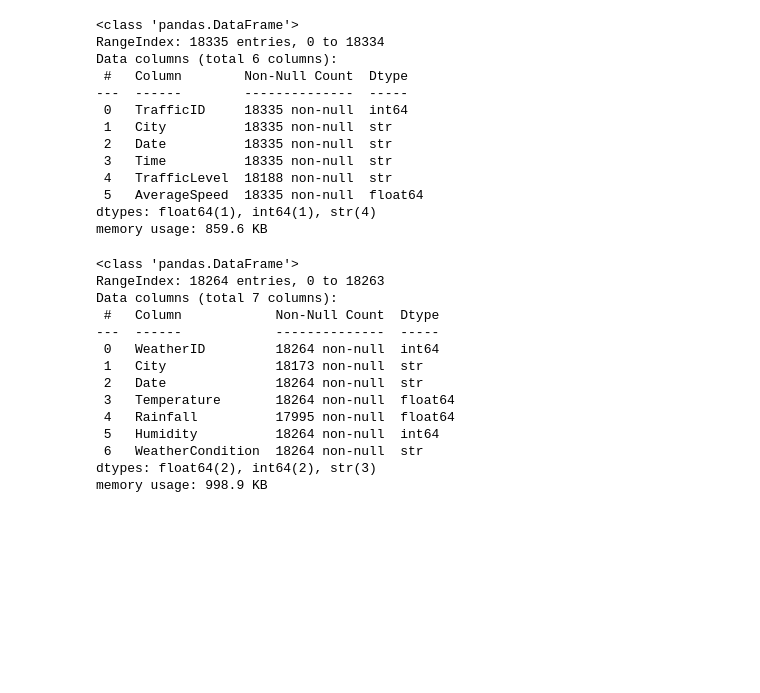
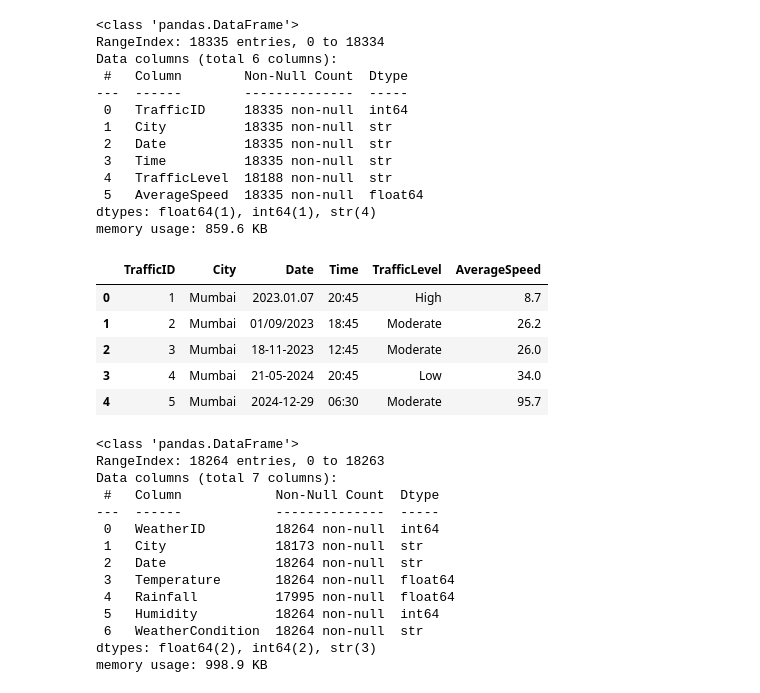
Before and after one commit to priyankavasavada/Zomato_Business_Intelligence_Project, a Jupyter notebook: notebooks/00_Understanding_data.ipynb, the cells around one changed output. Drawn from its saved outputs; the diff is of its cells as text; code cells hidden in the pictures; blank space fills up the shorter version.

```diff
--- a/notebooks/00_Understanding_data.ipynb
+++ b/notebooks/00_Understanding_data.ipynb
@@ -293,6 +302,15 @@ Data columns (total 6 columns):
  5   AverageSpeed  18335 non-null  float64
 dtypes: float64(1), int64(1), str(4)
 memory usage: 859.6 KB
+# %%
+traffic.head()
+# %% [output]
+|  | TrafficID | City | Date | Time | TrafficLevel | AverageSpeed |
+| 0 | 1 | Mumbai | 2023.01.07 | 20:45 | High | 8.7 |
+| 1 | 2 | Mumbai | 01/09/2023 | 18:45 | Moderate | 26.2 |
+| 2 | 3 | Mumbai | 18-11-2023 | 12:45 | Moderate | 26.0 |
+| 3 | 4 | Mumbai | 21-05-2024 | 20:45 | Low | 34.0 |
+| 4 | 5 | Mumbai | 2024-12-29 | 06:30 | Moderate | 95.7 |
 # %%
 weather.info()
 # %% [output]
```
Also changed, not shown: parts of 1 cell of this notebook, 14 other files.
